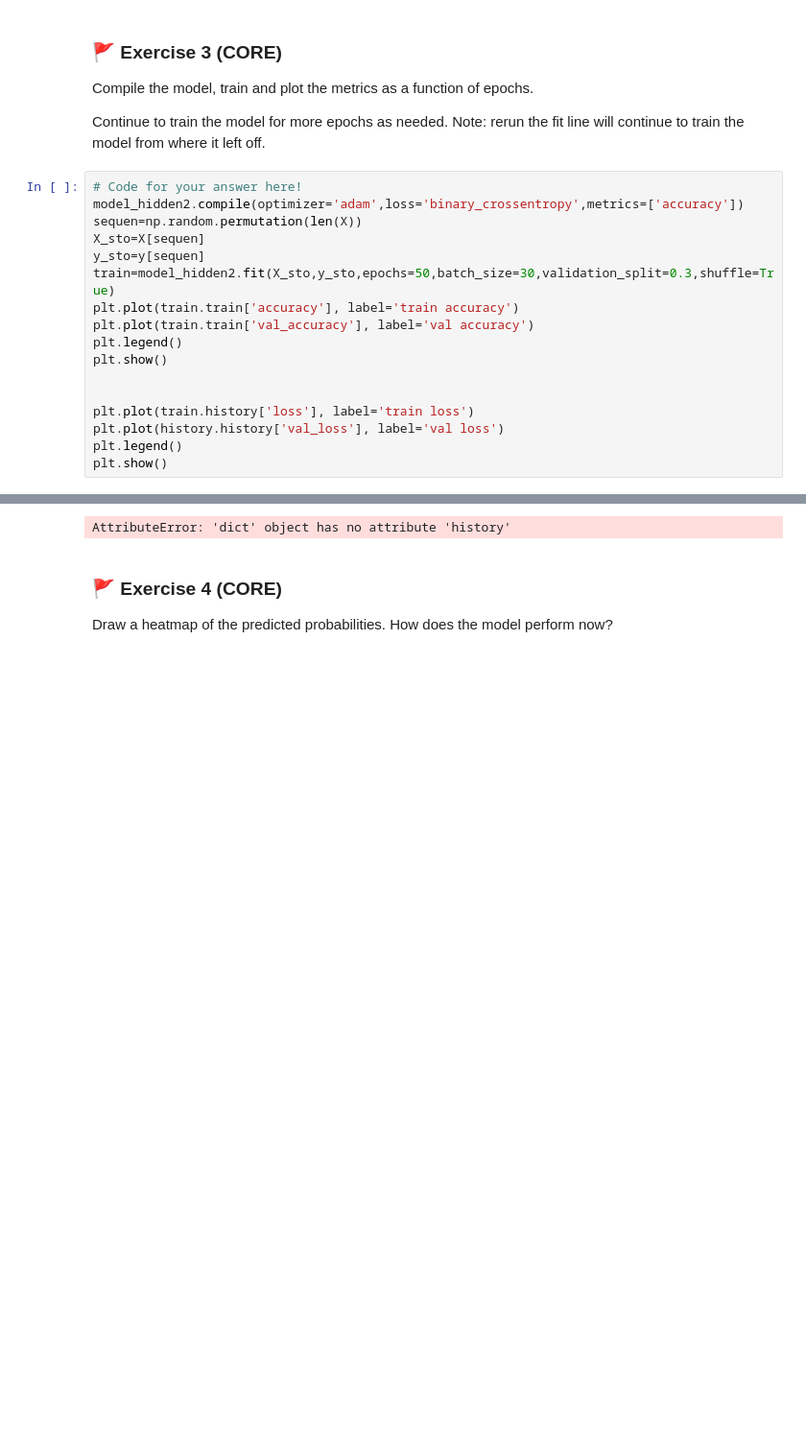
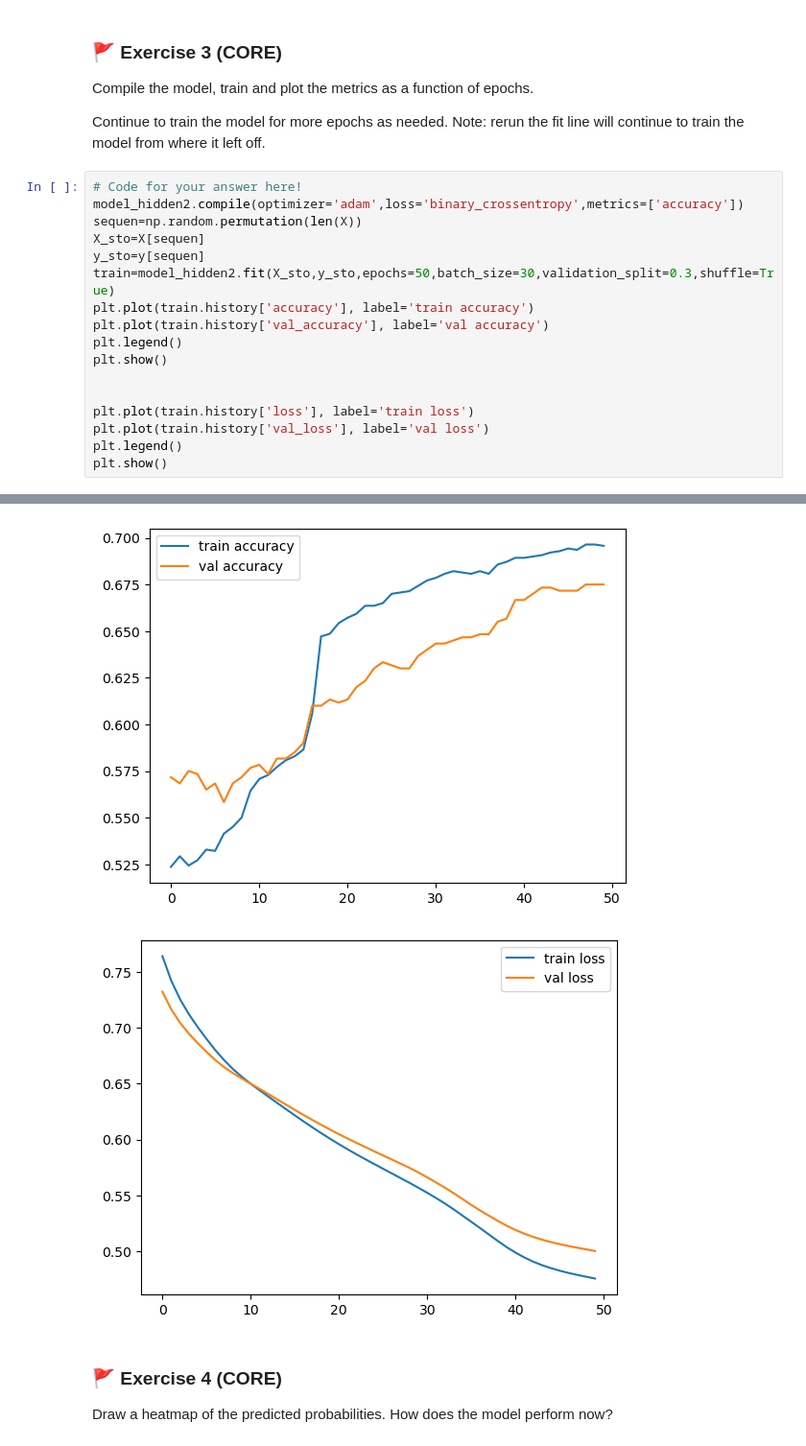
Before and after one commit to s2777427/MLP_2026_week09, a Jupyter notebook: mlp_week09.ipynb, the cells around one changed output, grey strips where cells are left out. Shown at 96% size. Saved outputs shown, nothing was run; the diff lists cells and outputs as text; blank space fills up the shorter version.

```diff
--- a/mlp_week09.ipynb
+++ b/mlp_week09.ipynb
@@ -331,14 +339,14 @@ sequen=np.random.permutation(len(X))
 X_sto=X[sequen]
 y_sto=y[sequen]
 train=model_hidden2.fit(X_sto,y_sto,epochs=50,batch_size=30,validation_split=0.3,shuffle=True)
-plt.plot(train.train['accuracy'], label='train accuracy')
-plt.plot(train.train['val_accuracy'], label='val accuracy')
+plt.plot(train.history['accuracy'], label='train accuracy')
+plt.plot(train.history['val_accuracy'], label='val accuracy')
 plt.legend()
 plt.show()
 
 
 plt.plot(train.history['loss'], label='train loss')
-plt.plot(history.history['val_loss'], label='val loss')
+plt.plot(train.history['val_loss'], label='val loss')
 plt.legend()
 plt.show()
 # %% [output]
@@ -362,4 +370,5 @@ Epoch 50/50
-AttributeError: 'dict' object has no attribute 'history'
+[figure, added]
+[figure, added]
 # %% [markdown]
 ### 🚩 Exercise 4 (CORE)
 
```
Also changed, not shown: parts of 14 cells of this notebook.
